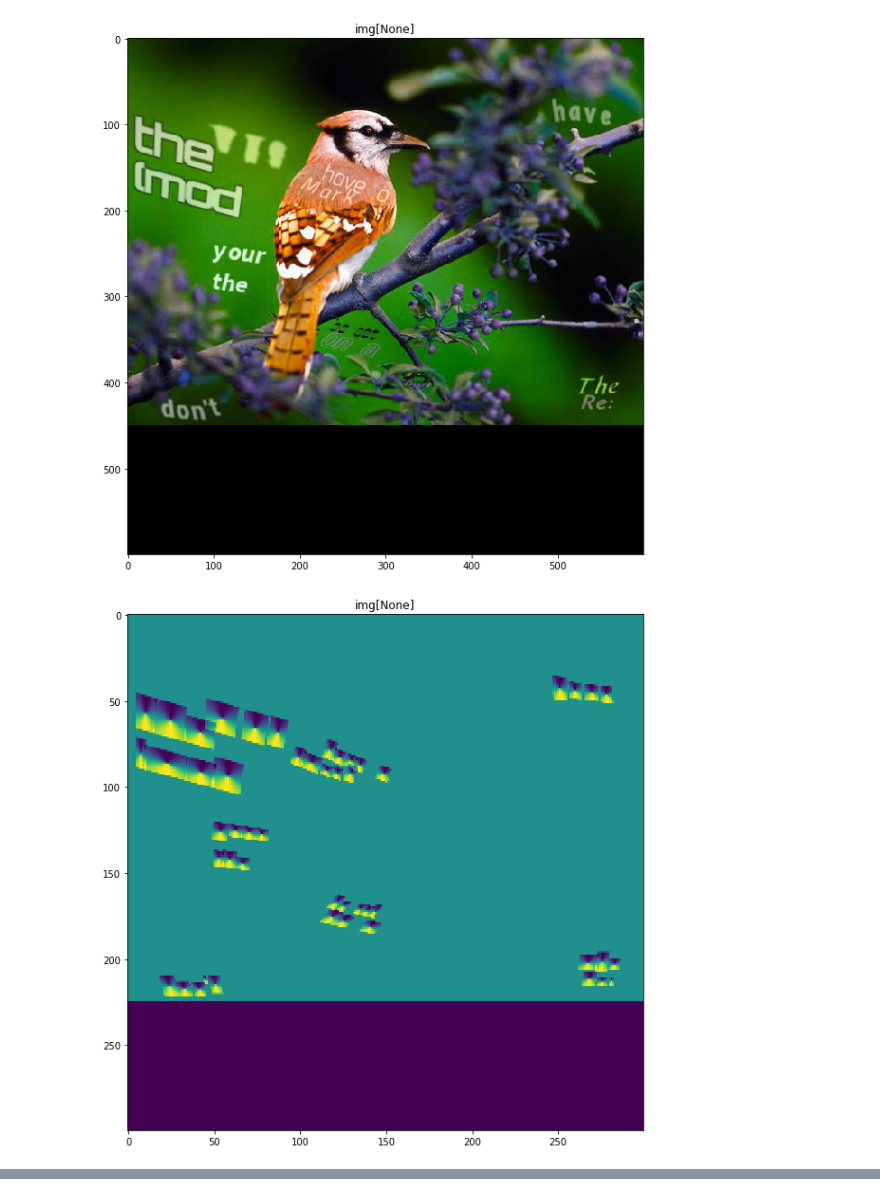
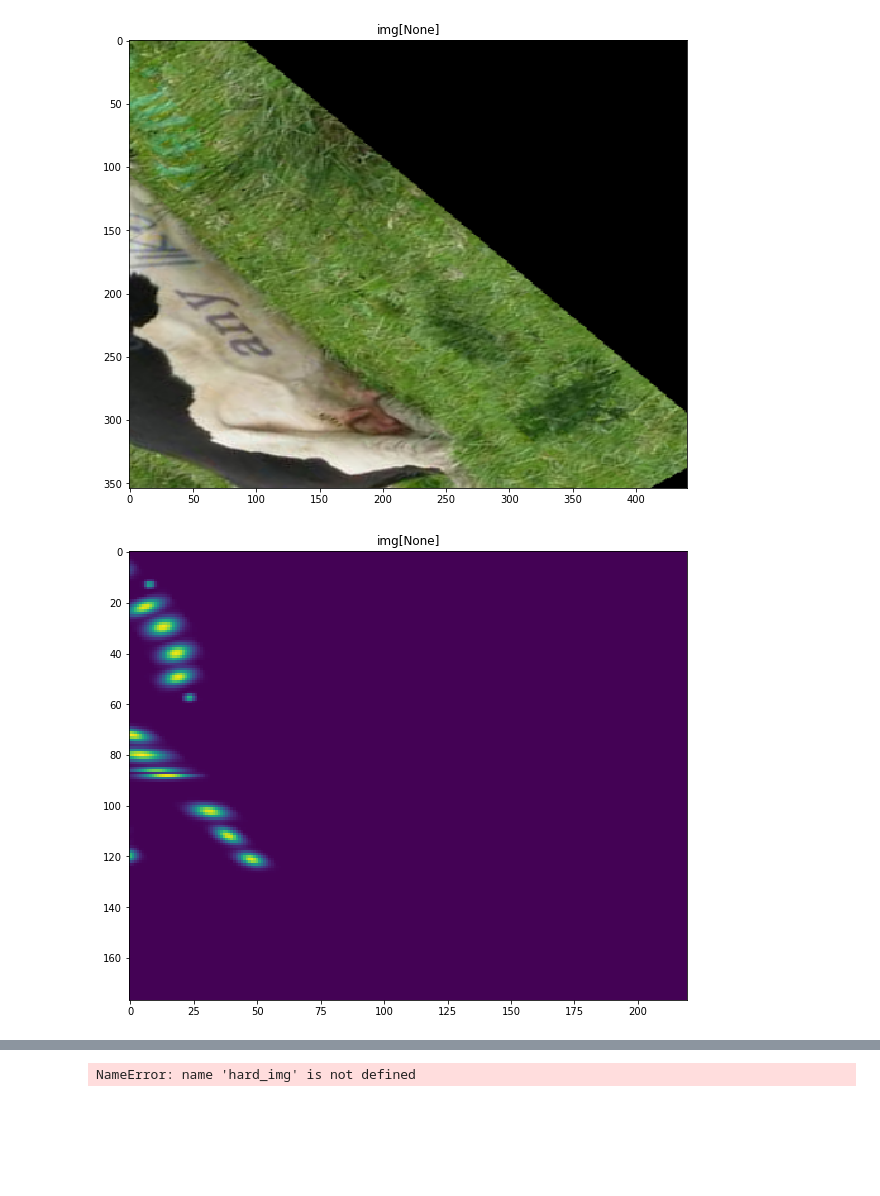
Before and after one commit to aerjayc/asstr, a Jupyter notebook: train_detector.ipynb, the cells around one changed output, grey strips where cells are left out. Cells and saved outputs as stored; diff of their text form; code cells hidden in the pictures; blank space fills up the shorter version.

```diff
--- a/train_detector.ipynb
+++ b/train_detector.ipynb
@@ -209,0 +86,4 @@ def same_inputs(sample):
+# %%
+model = CRAFT(pretrained=True, num_class=3).cuda()
+criterion = nn.MSELoss()
+optimizer = optim.SGD(model.parameters(), lr=0.001) # tweak parameters
@@ -209,0 +94,2 @@ def same_inputs(sample):
+# %%
+train_detector.train_loop(dataloader, model, criterion, optimizer, weight_dir, overfit=True)
@@ -212,7 +117,7 @@ def same_inputs(sample):
 print(f"folder_name: {folder_name}")
 
 T_save = 10000
-T = 100
+T = 1000
 epochs = 1
 start = time.time()
 
@@ -238,22 +143,23 @@ for epoch in range(epochs):
                     running_loss = 0.0
 
                 ## Hard Example Training
-                #for hard_img, hard_target in zip(hard_imgs, hard_targets):
-                # zero the parameter gradients
-                optimizer.zero_grad()
+                if (hard_img is not None) and (hard_target is not None):
+                    #for hard_img, hard_target in zip(hard_imgs, hard_targets):
+                    # zero the parameter gradients
+                    optimizer.zero_grad()
 
-                # forward + backward + optimize
-                output, _ = model(hard_img)
-                output[:,:,:,-2:] = (np.clip(output[:,:,:,-2:],-1,1) + 1)/2
-                loss = criterion(output, hard_target)
-                loss.backward()
-                optimizer.step()
+                    # forward + backward + optimize
+                    output, _ = model(hard_img)
+                    output[:,:,:,-2:] = (np.clip(output[:,:,:,-2:],-1,1) + 1)/2
+                    loss = criterion(output, hard_target)
+                    loss.backward()
+                    optimizer.step()
 
-                # print statistics
-                running_loss += loss.item()
-                if i % T == T-1:    # print every 2000 mini-batches
-                    print('\t[%d, %5d] loss: %f' % (epoch + 1, i + 1, running_loss/T))
-                    running_loss = 0.0
+                    # print statistics
+                    running_loss += loss.item()
+                    if i % T == T-1:    # print every 2000 mini-batches
+                        print('\t[%d, %5d] loss: %f' % (epoch + 1, i + 1, running_loss/T))
+                        running_loss = 0.0
 
 
 
@@ -262,6 +168,7 @@ for epoch in range(epochs):
                     torch.save(model.state_dict(), f"/home/eee198/Downloads/SynthText/weights/{folder_name}/w_{i}.pth")
                     end = time.time()
                     print(f"\nElapsed time: {end-start}")
+                print(i, end='')
             break
         except MemoryError:
             print("Memory Error")
@@ -275,7 +182,8 @@ for epoch in range(epochs):
             print(f"\nElapsed time: {end-start}")
 
             break
-        except:
+        except Exception as e:
+            print(e)
             continue
 
 
@@ -340,33 +234,33 @@ img.shape = torch.Size([16, 84, 90, 3])
 # %%
 def show_samples(imgs, i=None, feature_type="img", title=None, channel=None):
     imgs = imgs.detach().cpu().numpy()
     if i == None:
         img = imgs
     else:
         img = imgs[i]
 
     if feature_type == "img":
         img = img.transpose(1,2,0)
     elif feature_type == "gt":
         pass
 
     if channel != None:
         img = img[:,:,channel]
 
     if title is None:
         title = f"img[{i}]"
 
     plt.figure(figsize=(10,10))
     plt.title(title)
     plt.imshow(img, interpolation='nearest')
 
     plt.show()
 
-i = 0
+i = 2
 show_samples(img[i])
-show_samples(gt[i], feature_type="gt", channel=2)
+show_samples(gt[i], feature_type="gt", channel=0)
 show_samples(hard_img[i])
 show_samples(hard_gt[i], feature_type="gt", channel=0)
 # %% [output]
-[figure, old version]
+[figure, new version]
-[figure, old version]
+[figure, new version]
@@ -375,3 +267,4 @@ show_samples(hard_gt[i], feature_type="gt", channel=0)
+NameError: name 'hard_img' is not defined
 # %%
 output, _ = model(img.cuda())
 print(f"output.shape = {output.shape}")
```
Also changed, not shown: parts of 18 cells of this notebook.
